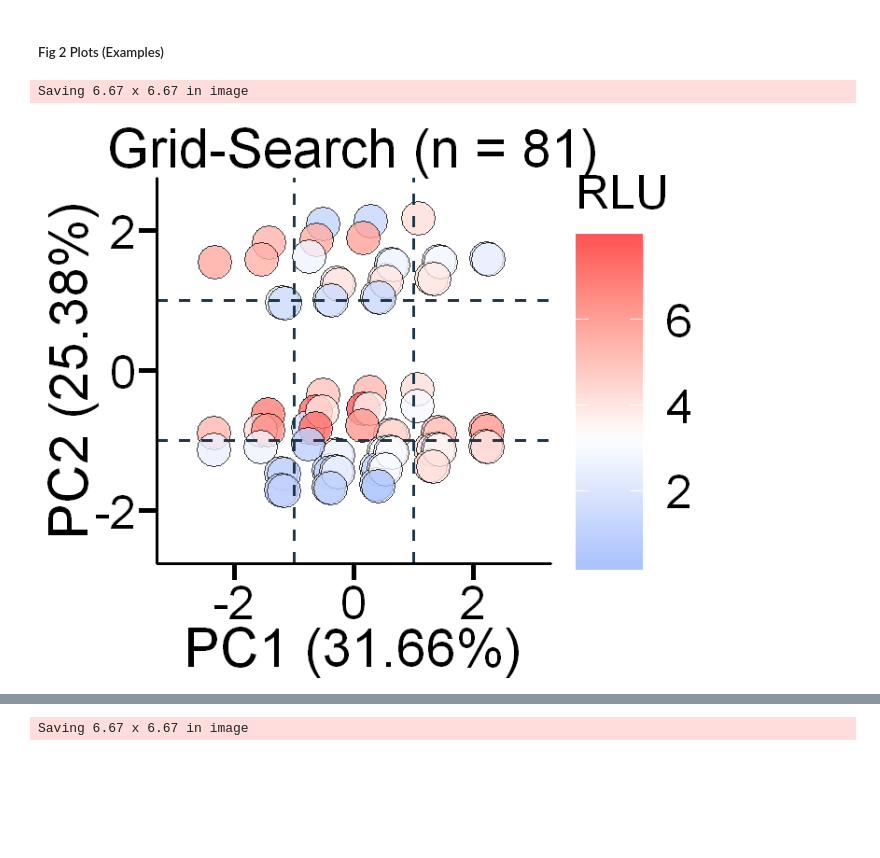
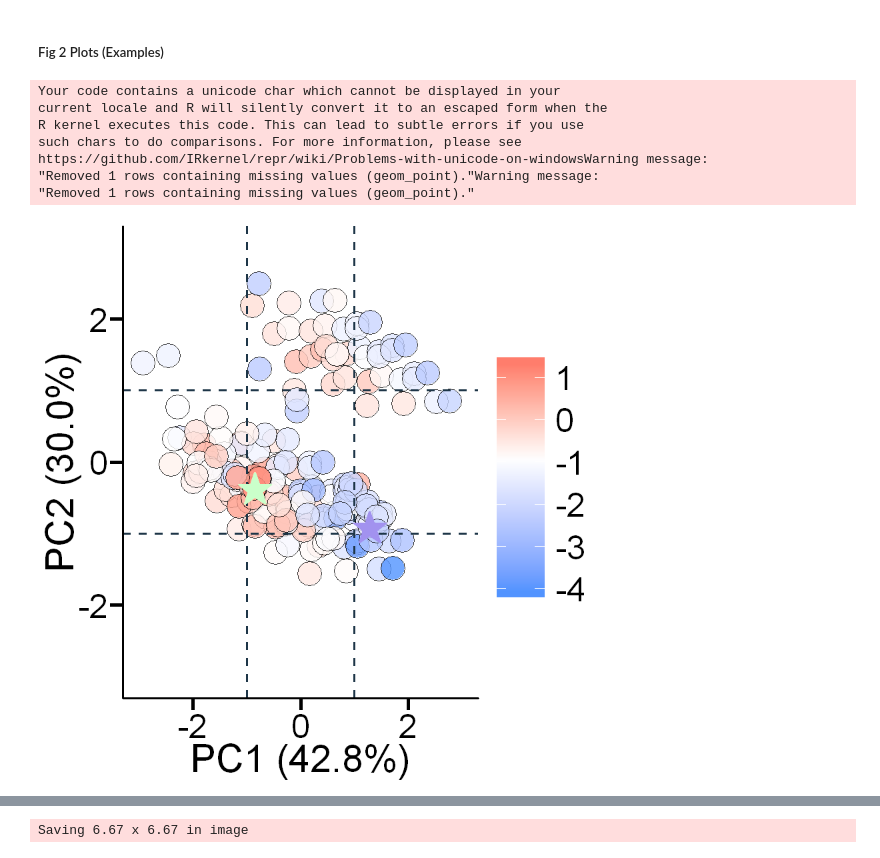
Before and after one commit to MaoResearchGroup/falcon-lnp-optimization, a Jupyter notebook: notebooks/plot_PCA.ipynb, the cells around one changed output, grey strips where cells are left out. Cells and saved outputs as stored; diff of their text form; code cells hidden in the pictures; blank space fills up the shorter version.

Commit message:
merge v2 falcon into main

```diff
--- a/notebooks/plot_PCA.ipynb
+++ b/notebooks/plot_PCA.ipynb
@@ -10,11 +10,11 @@ plot_PCA notebook
 #Name of the csv file, used to extract composition data
 # DATASET_NAME = 'Normalized_RAMOS_Single_Objective_3ITER_DSPC_DlinMC3CMA'  # fig 2 composition dataset
 # DATASET_NAME = 'Fig3_PCA_Convergence_Compositions' # fig 3 composition dataset
-DATASET_NAME = 'SuppFig1_PCA_Acquisition_Stability'  # SI Fig 1 PCA dataset
+DATASET_NAME = 'PCA_RAMOS_HEGP2_FALCON_Dataset'  # SI Fig 1 PCA dataset
 # DATASET_NAME = 'Normalized_RAMOS_C2C12_DC24_3T3_Quad_Objective_3ITER_18PG_SM102'  # SI Fig 13 composition dataset
 
-RUN_NAME = "PCA_Analysis_Plots" #for saving generated plots
-cell_type = 'RAMOS' # only needed if you want to shade by LnRLU
+RUN_NAME = "RAMOS_HEPG2_PCA" #for saving generated plots
+cell_type = 'Diff' # only needed if you want to shade by LnRLU
 #cell_type = 'Selectivity' # only needed if you want to shade by LnRLU
 # %% [markdown]
 ### Configuration ###
@@ -65,6 +71,6 @@ head(data)
 # %%
 # Run PCA on the dataset, keeping only the first two principal components
-selected_cols <- c("NP_ratio", "HL_IL.HL", "IL.HL", "PEG_PEG.Chol")
+selected_cols <- c("NP_ratio", "HL_.IL.HL.", "X.IL.HL.", "PEG_.Chol.PEG.")
 
 pca <- prcomp(data[, selected_cols], center = TRUE, scale. = TRUE)
 summary(pca) # Summarizes importance of the principal components
@@ -75,10 +81,12 @@ pca_data <- data.frame(pca$x)
 # Combine with the species data for plotting
 pca_data$Iter <- data$Iter
 pca_data$Opt_Method <- data$Opt_Method
-RLU_col <- paste0("LnRLU_", cell_type)
+RLU_col <- paste0("nLogRLU_", cell_type)
 pca_data$RLU <- data[[RLU_col]]
 pca_data$Cell_Target <- data$Cell_Target
 pca_data$Formula_label <- data$Formula_label
+
+print(head(pca_data))
 # %% [output]
 Importance of components:
                           PC1    PC2    PC3    PC4
@@ -92,34 +114,57 @@ Cumulative Proportion  0.4167 0.6938 0.8749 1.0000
 # %%
 #Plot Grid
 
-# Generate the plot
-hist_data <- subset(pca_data, Iter == 0)
+# Generate the plot with NSGAII data only
+hist_data <- pca_data[pca_data$Opt_Method != 'i-optimal', ]
+hist_data <- hist_data[hist_data$Opt_Method != 'i-optimal_minCT', ]
 
 p_pca <- ggplot(hist_data, aes(x = PC1, y = PC2, fill = RLU)) +  # Use fill instead of color for shape 21
   geom_point(shape = 21, color = "black", stroke = 0.5, alpha = 0.8, size = 10) +  # Add black border with stroke
   # Adding horizontal dashed lines
   geom_hline(yintercept = c(-1, 1), linetype = "dashed", color = "#1e3648", size = 1) +
   # Adding vertical dashed lines
   geom_vline(xintercept = c(-1, 1), linetype = "dashed", color = "#1e3648", size = 1) +
   # Apply a continuous fill scale instead of color
-  scale_fill_gradient2(low = "#72a5f8", mid = "#ffffff", high = "#ff5959", midpoint = median(hist_data$RLU)) +
+  scale_fill_gradient2(low = "#5193ff", mid = "#ffffff", high = "#ff3636", midpoint = median(hist_data$RLU)) +
   # Use scale_x_continuous to set both breaks and limits for the x-axis
   scale_x_continuous(breaks = c(-2, 0, 2), limits = c(-3, 3)) +
   # Use scale_y_continuous to set both breaks and limits for the y-axis
-  scale_y_continuous(breaks = c(-2, 0, 2), limits = c(-2.5, 2.5)) +
+  scale_y_continuous(breaks = c(-2, 0, 2), limits = c(-3, 3)) +
+  geom_text(
+    data = subset(hist_data, Formula_label == 179),
+    aes(x = PC1, y = PC2),
+    label = "\u2605",   # ★
+    color = "#CAFFCA",
+    size = 18,
+    fontface = "bold"
+  ) +
+   geom_text(
+    data = subset(hist_data, Formula_label == 119),
+    aes(x = PC1, y = PC2),
+    label = "\u2605",   # ★
+    color = "#a292ef",
+    size = 18,
+    fontface = "bold"
+  ) +
   custom_theme +
-  labs(title = "Grid-Search (n = 81)",
-       x = "PC1 (31.66%)",
-       y = "PC2 (25.38%)") +
+  labs(x = "PC1 (42.8%)",
+       y = "PC2 (30.0%)",
+       fill = "") +
   theme(legend.position = "right",
         legend.text = element_text(size = 30),  # Increase the size of the legend labels
-        legend.title = element_text(size = 30), # Increase the size of the legend title
+        legend.title = element_text(size = 20), # Increase the size of the legend title
         )
 # Display the plot
 
 filename <- paste0("../output/", RUN_NAME, "/Fig2_Grid_PCA.png")
-ggsave(filename, plot = p_pca, dpi = 600)
+ggsave(filename, plot = p_pca, dpi = 600, width = 8.5, height = 7)
 print(p_pca)
 # %% [output]
-Saving 6.67 x 6.67 in image
+Your code contains a unicode char which cannot be displayed in your
+current locale and R will silently convert it to an escaped form when the
+R kernel executes this code. This can lead to subtle errors if you use
+such chars to do comparisons. For more information, please see
+https://github.com/IRkernel/repr/wiki/Problems-with-unicode-on-windowsWarning message:
+"Removed 1 rows containing missing values (geom_point)."Warning message:
+"Removed 1 rows containing missing values (geom_point)."
-[figure, old version]
+[figure, new version]
```
Also changed, not shown: parts of 9 cells of this notebook, 45 other files.
